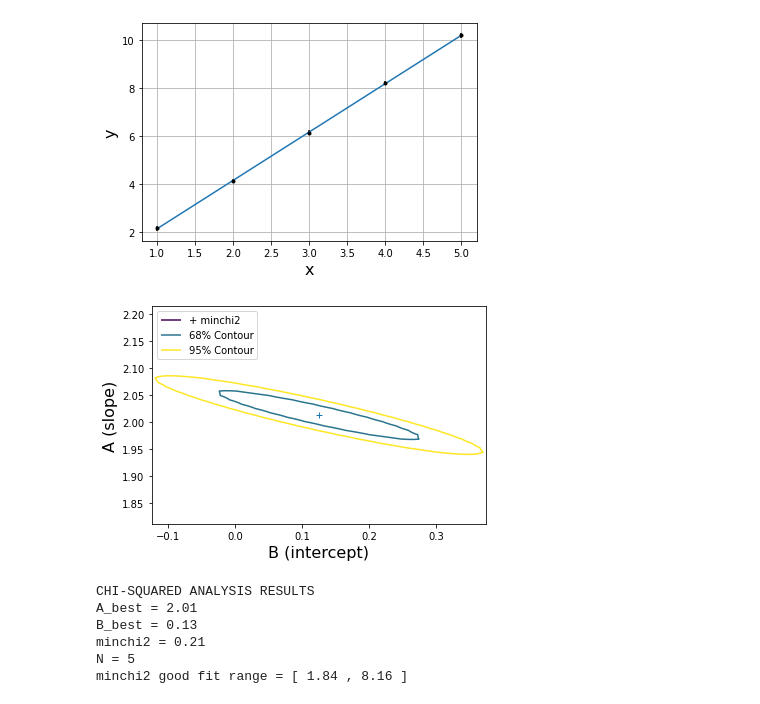
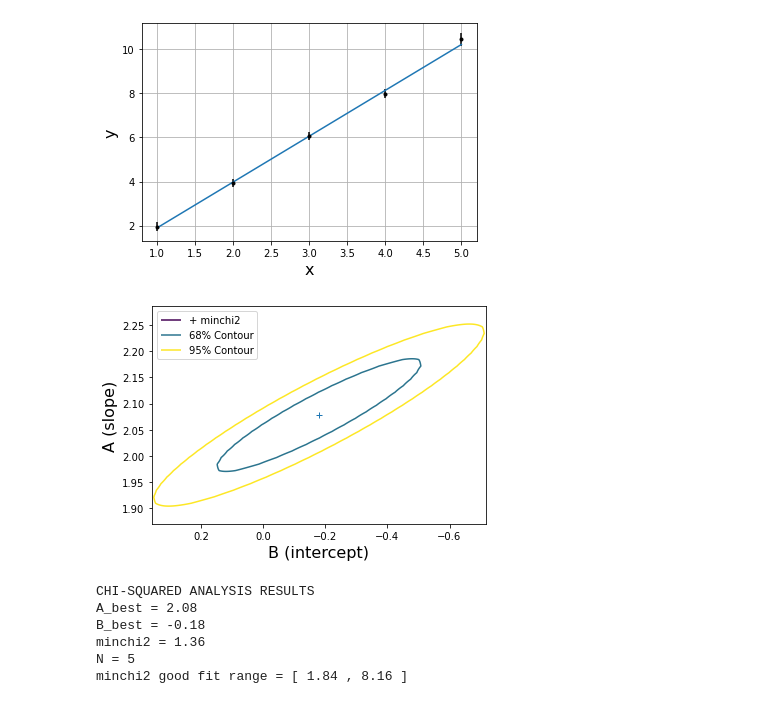
Before and after one commit to witkov/chi-squared, a Jupyter notebook: generic2d.ipynb, the cells around one changed output. Drawn from its saved outputs; the diff is of its cells as text; code cells hidden in the pictures.

```diff
--- a/generic2d.ipynb
+++ b/generic2d.ipynb
@@ -34,15 +34,15 @@ import matplotlib.pyplot as plt
 from numpy import *
 import numpy as np
 
-# Measure the mass of each set of coffee filters
+#
 ind_var = np.array([1, 2, 3, 4, 5])
 
-# Measure the terminal velocity for each set of filters 5 times and record the values
-dep_var1 = np.array([2, 2.1, 2.6, 2, 2.1])
-dep_var2 = np.array([4, 4.1, 4.2, 4, 4.4])
-dep_var3 = np.array([6, 6.1, 6.5, 6, 6.1])
-dep_var4 = np.array([8, 8.2, 8.5, 8.1, 8.2])
-dep_var5 = np.array([10, 10.2, 10.5, 10.2, 10])
+#
+dep_var1 = np.array([1.5, 2.5, 2.2, 1.5, 2.1])
+dep_var2 = np.array([3.5, 4.1, 3.5, 4.5, 4.1])
+dep_var3 = np.array([6, 5.5, 6.2, 6.5, 6.1])
+dep_var4 = np.array([7.5, 8.2, 8.5, 7.5, 8.2])
+dep_var5 = np.array([10, 10.2, 10.5, 11.5, 10])
 n=len(dep_var1)
 
 dep_var = np.array([mean(dep_var1), mean(dep_var2), mean(dep_var3), mean(dep_var4), mean(dep_var5)])
@@ -69,8 +69,8 @@ sigmaA = 1/sqrt(Sxx)
 sigmaB = 1/sqrt(S0)
 
 # create parameter grid
-a_factor = 2
-b_factor = 2
+a_factor = 3
+b_factor = 3
 a = np.linspace(Abest-a_factor*Abest,Abest+a_factor*Abest,1000)
 b = np.linspace(Bbest-b_factor*Bbest,Bbest+b_factor*Bbest,1000)
 A,B = np.meshgrid(a,b)
@@ -92,40 +92,40 @@ plt.figure()
 levels=[minchi2,minchi2+2.3,minchi2+6]
 Z=plt.contour(B,A,chi2,levels)
 A_factor=0.1
-B_factor=2
+B_factor=3
 plt.ylim(Abest-A_factor*Abest,Abest+A_factor*Abest)
 plt.xlim(Bbest-B_factor*Bbest,Bbest+B_factor*Bbest)
 plt.plot(Bbest,Abest,'+')
 plt.ylabel('A (slope)',fontsize=16)
 plt.xlabel('B (intercept)',fontsize=16)
 
 # add legend
 artists, labels = Z.legend_elements()
 plt.legend(handles=artists, labels=["+ minchi2","68% Contour","95% Contour"], loc='upper left')
 plt.show()
 
 # display main results
 print("CHI-SQUARED ANALYSIS RESULTS")
 Abest_float = "{:.2f}".format(Abest)
 print("A_best =",Abest_float)
 Bbest_float = "{:.2f}".format(Bbest)
 print("B_best =",Bbest_float)
 minchi2_float = "{:.2f}".format(minchi2)
 print("minchi2 =",minchi2_float)
 print("N =", N)
 N_min_float = "{:.2f}".format(N-sqrt(2*N))
 N_max_float = "{:.2f}".format(N+sqrt(2*N))
 print("minchi2 good fit range = [",N_min_float, ",",N_max_float,"]")
 # contour68 = "{:.2f}".format(levels[1])
 # print("chi2 for 68% Contour =", contour68)
 # contour95 = "{:.2f}".format(levels[2])
 # print("chi2 for 95% Contour =", contour95)
 # %% [output]
-[figure, old version]
+[figure, new version]
-[figure, old version]
+[figure, new version]
 CHI-SQUARED ANALYSIS RESULTS
-A_best = 2.01
-B_best = 0.13
-minchi2 = 0.21
+A_best = 2.08
+B_best = -0.18
+minchi2 = 1.36
 N = 5
 minchi2 good fit range = [ 1.84 , 8.16 ]
```
